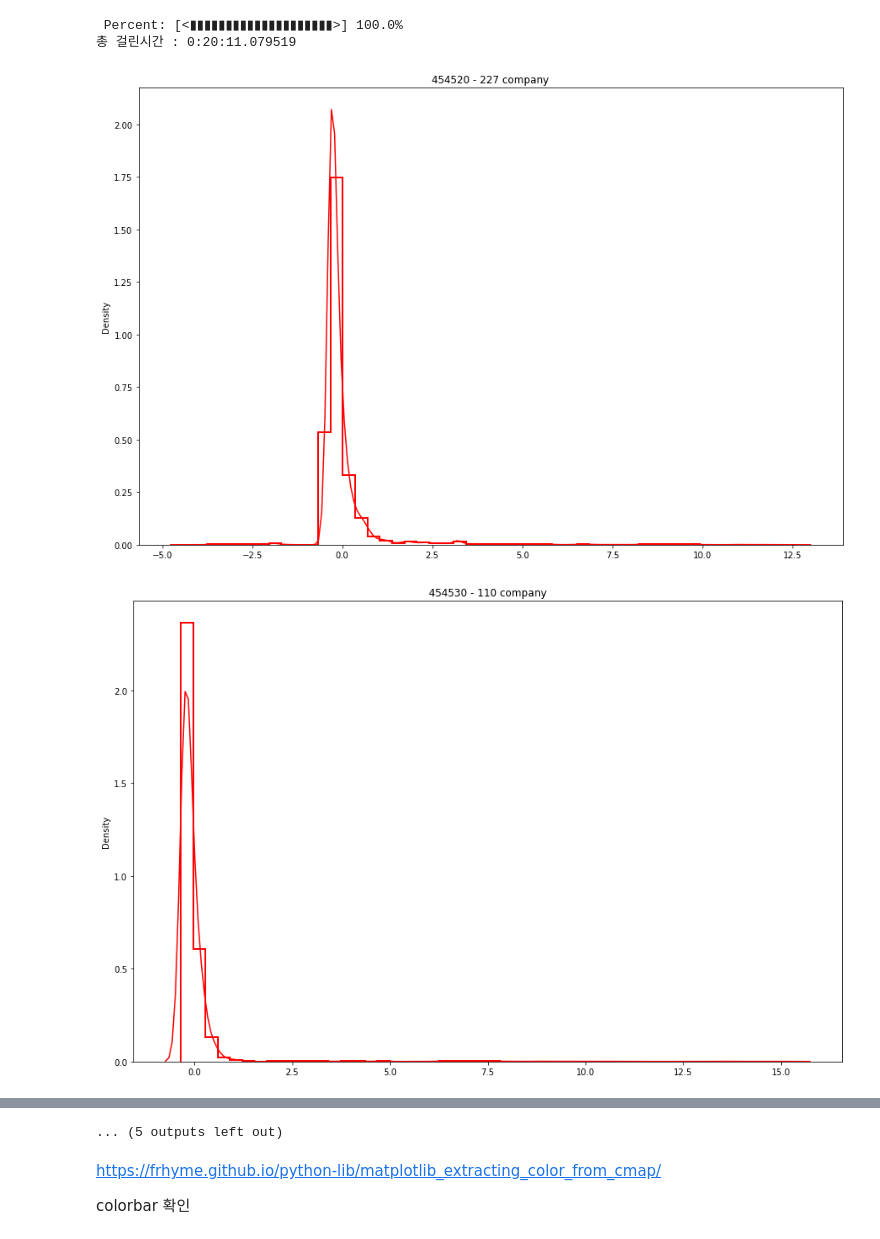
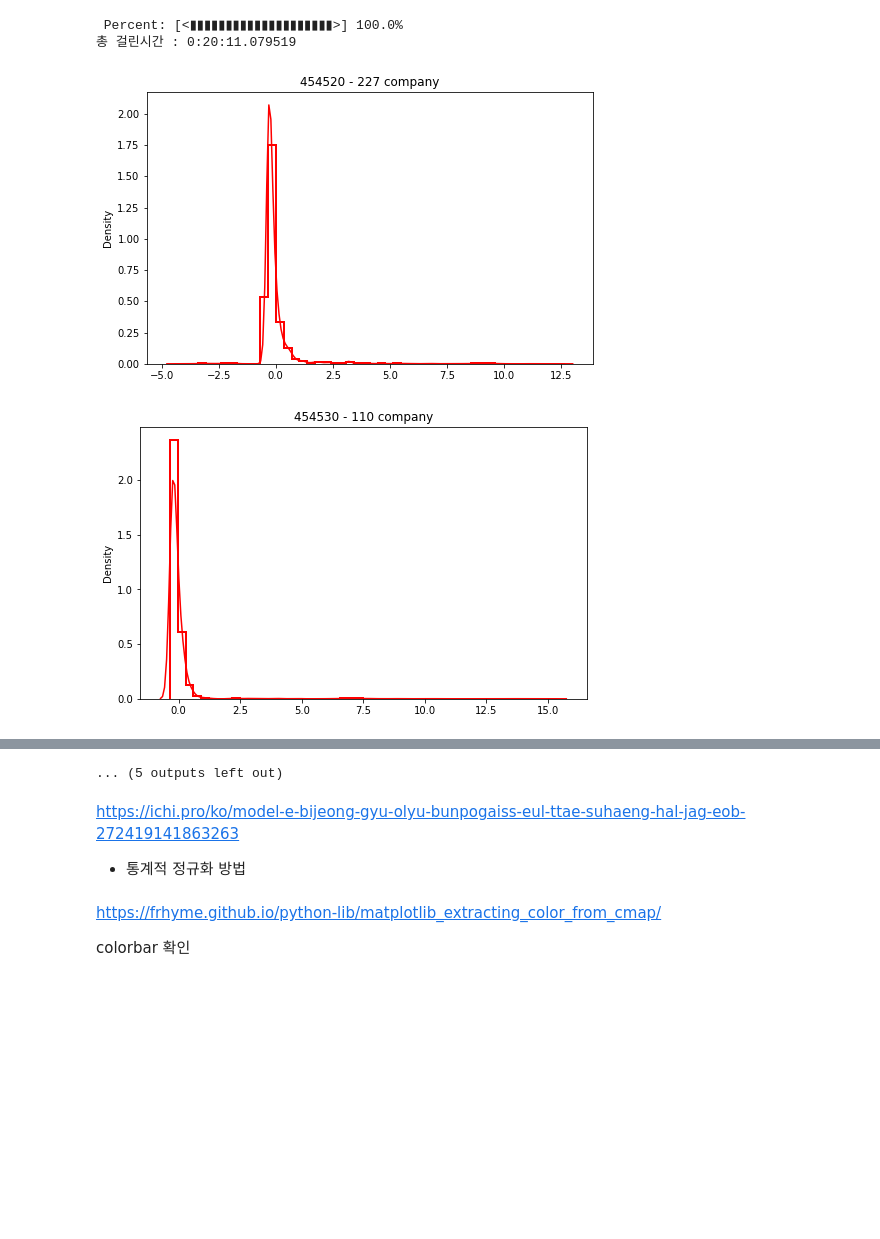
Before and after one commit to GNuSeekK/Quant, a Jupyter notebook: 퀀트기반_추천주_프로그램.ipynb, the cells around one changed output, grey strips where cells are left out. Saved outputs shown, nothing was run; the diff lists cells and outputs as text; code cells hidden in the pictures; blank space fills up the shorter version.

```diff
--- a/퀀트기반_추천주_프로그램.ipynb
+++ b/퀀트기반_추천주_프로그램.ipynb
@@ -939,0 +977,13 @@ plt.show()
+# %%
+num_slice = 20
+columns = df.columns.tolist()
+x = df.index.tolist()
+
+slicing = int(len(df.columns) / num_slice)
+
+for i in range(0,num_slice):
+    ax = custom_colorbargraph(0,6)
+    for code in columns[slicing*i:slicing*(i+1)]:
+        y = df[code]
+        plt.plot(x,y, c = color_find(0,6,normalized_df['score'][code]))
+    plt.show()
@@ -1018,18 +1082,38 @@ for index in range(len(df_k_code)-1,-1,-1):
     if len(df_k_code[index].T) < 20:
         del df_k_code[index]
         del k_code_list[index]
+# %%
+# 다시 데이터베이스 작업하는 것을 방지하기 위해 데이터 저장
+import pickle
+
+with open('/content/gdrive/MyDrive/파이썬 투자/파이썬 퀀트/df_k_code.pkl','wb') as f:
+    pickle.dump(df_k_code,f)
+
+with open('/content/gdrive/MyDrive/파이썬 투자/파이썬 퀀트/k_code_list.pkl','wb') as f:
+    pickle.dump(k_code_list,f)
+# %%
+# 데이터 다시 불러오기
+with open('/content/gdrive/MyDrive/파이썬 투자/파이썬 퀀트/df_k_code.pkl','rb') as f:
+    df_k_code = pickle.load(f)
+
+with open('/content/gdrive/MyDrive/파이썬 투자/파이썬 퀀트/k_code_list.pkl','rb') as f:
+    k_code_list = pickle.load(f)
 # %%
+warnings.filterwarnings(action='ignore')
+
 for index, data in enumerate(df_k_code):
     datas = np.ravel(data).tolist()
     datas = [x for x in datas if np.isnan(x) == False]
     length = len(data.T)
     mean = np.mean(datas)
     std = np.std(datas)
     datas = (datas - mean) / std
-    plt.figure(figsize=(15,10))
+    plt.figure(figsize=(8,5))
     ax = sns.distplot(datas, hist = True, color = 'red', hist_kws={"histtype": "step", "linewidth": 2, "alpha": 1})
     ax.set_title(f'{k_code_list[index]} - {length} company')
     plt.show()
+
+warnings.filterwarnings(action='default')
 # %% [output]
-[figure, old version]
+[figure, new version]
-[figure, old version]
+[figure, new version]
@@ -1110,3 +1131,7 @@ warnings.filterwarnings(action='default')
+# %% [markdown]
+https://ichi.pro/ko/model-e-bijeong-gyu-olyu-bunpogaiss-eul-ttae-suhaeng-hal-jag-eob-272419141863263
+
+* 통계적 정규화 방법
 # %% [markdown]
 https://frhyme.github.io/python-lib/matplotlib_extracting_color_from_cmap/
 
```
Also changed, not shown: parts of 19 cells of this notebook.
